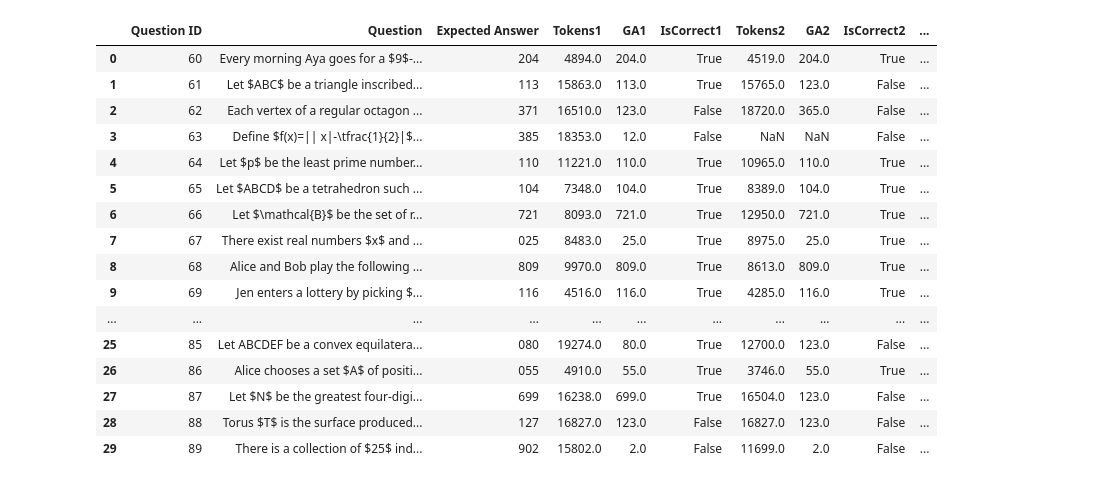
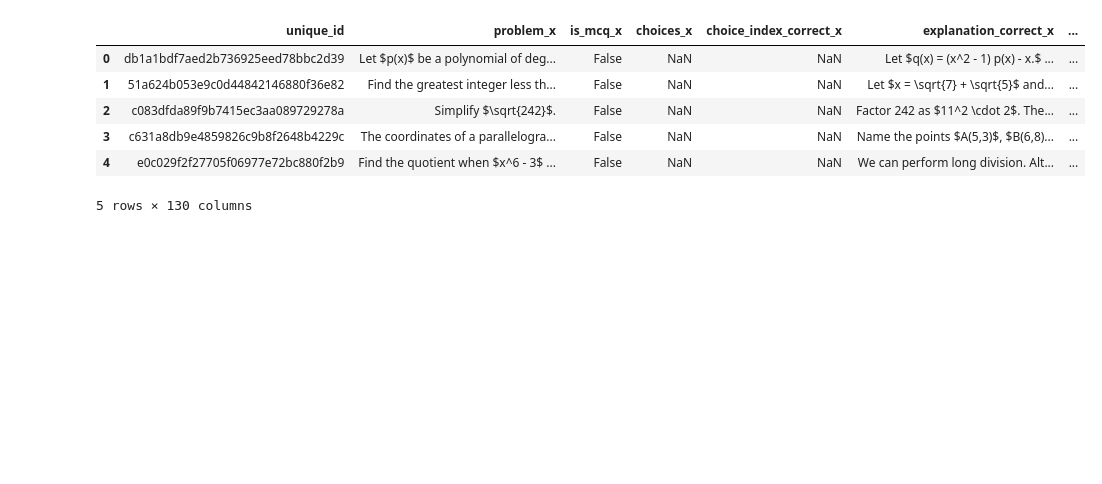
Before and after one commit to Amir-Mohseni/LLM-Router, a Jupyter notebook: temp.ipynb, the cells around one changed output. Saved outputs shown, nothing was run; the diff lists cells and outputs as text; code cells hidden in the pictures; blank space fills up the shorter version.

```diff
--- a/temp.ipynb
+++ b/temp.ipynb
@@ -118,48 +7,15 @@ results for id 88
-# %%
-# convert the results into a pandas dataframe with the following columns: Question ID	Question 	Expected Answer	Tokens1	GA1	IsCorrect1	Tokens2	GA2	IsCorrect2	Tokens3	GA3	IsCorrect3	Correct Count	Token Count
-import pandas as pd
-
-# Create a basic dataframe with just the simple columns first
-df = pd.DataFrame({
-    "Question ID": [item["id"] for item in results],
-    "Question": [item["problem"] for item in results],
-    "Expected Answer": [item["answer"] for item in ds]
-})
-
-# Add the token counts and answers columns
-for i in range(3):
-    df[f"Tokens{i+1}"] = [item["token_counts"][i] for item in results]
-    df[f"GA{i+1}"] = [int(item["final_answers"][i]) if item["final_answers"][i] is not None else item["final_answers"][i] for item in results]
-    # Convert both to the same type (int) before comparison to handle cases like 204.0 == 204
-    df[f"IsCorrect{i+1}"] = df.apply(
-        lambda row: int(row[f"GA{i+1}"]) == int(row["Expected Answer"])
-        if pd.notnull(row[f"GA{i+1}"]) and pd.notnull(row["Expected Answer"])
-        else False,
-        axis=1
-    )
-
-# Calculate summary columns
-df["Correct Count"] = df[["IsCorrect1", "IsCorrect2", "IsCorrect3"]].sum(axis=1)
-df["Token Count"] = df[["Tokens1", "Tokens2", "Tokens3"]].sum(axis=1)
-
-# Display and save
-df.to_csv("results.csv", index=False)
-df
-# %% [output]
-|  | Question ID | Question | Expected Answer | Tokens1 | GA1 | IsCorrect1 | Tokens2 | GA2 | IsCorrect2 | ... |
-| 0 | 60 | Every morning Aya goes for a $9$-... | 204 | 4894.0 | 204.0 | True | 4519.0 | 204.0 | True | ... |
-| 1 | 61 | Let $ABC$ be a triangle inscribed... | 113 | 15863.0 | 113.0 | True | 15765.0 | 123.0 | False | ... |
-| 2 | 62 | Each vertex of a regular octagon ... | 371 | 16510.0 | 123.0 | False | 18720.0 | 365.0 | False | ... |
-| 3 | 63 | Define $f(x)=|| x|-\tfrac{1}{2}|$... | 385 | 18353.0 | 12.0 | False | NaN | NaN | False | ... |
-| 4 | 64 | Let $p$ be the least prime number... | 110 | 11221.0 | 110.0 | True | 10965.0 | 110.0 | True | ... |
-| 5 | 65 | Let $ABCD$ be a tetrahedron such ... | 104 | 7348.0 | 104.0 | True | 8389.0 | 104.0 | True | ... |
-| 6 | 66 | Let $\mathcal{B}$ be the set of r... | 721 | 8093.0 | 721.0 | True | 12950.0 | 721.0 | True | ... |
-| 7 | 67 | There exist real numbers $x$ and ... | 025 | 8483.0 | 25.0 | True | 8975.0 | 25.0 | True | ... |
-| 8 | 68 | Alice and Bob play the following ... | 809 | 9970.0 | 809.0 | True | 8613.0 | 809.0 | True | ... |
-| 9 | 69 | Jen enters a lottery by picking $... | 116 | 4516.0 | 116.0 | True | 4285.0 | 116.0 | True | ... |
-| ... | ... | ... | ... | ... | ... | ... | ... | ... | ... | ... |
-| 25 | 85 | Let ABCDEF be a convex equilatera... | 080 | 19274.0 | 80.0 | True | 12700.0 | 123.0 | False | ... |
-| 26 | 86 | Alice chooses a set $A$ of positi... | 055 | 4910.0 | 55.0 | True | 3746.0 | 55.0 | True | ... |
-| 27 | 87 | Let $N$ be the greatest four-digi... | 699 | 16238.0 | 699.0 | True | 16504.0 | 123.0 | False | ... |
-| 28 | 88 | Torus $T$ is the surface produced... | 127 | 16827.0 | 123.0 | False | 16827.0 | 123.0 | False | ... |
-| 29 | 89 | There is a collection of $25$ ind... | 902 | 15802.0 | 2.0 | False | 11699.0 | 2.0 | False | ... |
+# %%
+#df = pd.read_csv('router_v2_validation_data.csv')
+df = pd.read_csv('router_v2_test_data.csv')
+
+df["accuracy_gemini_pro"] = 0.87
+
+df.head()
+# %% [output]
+|  | unique_id | problem_x | is_mcq_x | choices_x | choice_index_correct_x | explanation_correct_x | ... |
+| 0 | db1a1bdf7aed2b736925eed78bbc2d39 | Let $p(x)$ be a polynomial of deg... | False | NaN | NaN | Let $q(x) = (x^2 - 1) p(x) - x.$ ... | ... |
+| 1 | 51a624b053e9c0d44842146880f36e82 | Find the greatest integer less th... | False | NaN | NaN | Let $x = \sqrt{7} + \sqrt{5}$ and... | ... |
+| 2 | c083dfda89f9b7415ec3aa089729278a | Simplify $\sqrt{242}$. | False | NaN | NaN | Factor 242 as $11^2 \cdot 2$. The... | ... |
+| 3 | c631a8db9e4859826c9b8f2648b4229c | The coordinates of a parallelogra... | False | NaN | NaN | Name the points $A(5,3)$, $B(6,8)... | ... |
+| 4 | e0c029f2f27705f06977e72bc880f2b9 | Find the quotient when $x^6 - 3$ ... | False | NaN | NaN | We can perform long division. Alt... | ... |
+5 rows × 130 columns
```
Also changed, not shown: parts of 27 cells of this notebook, 9 other files.
